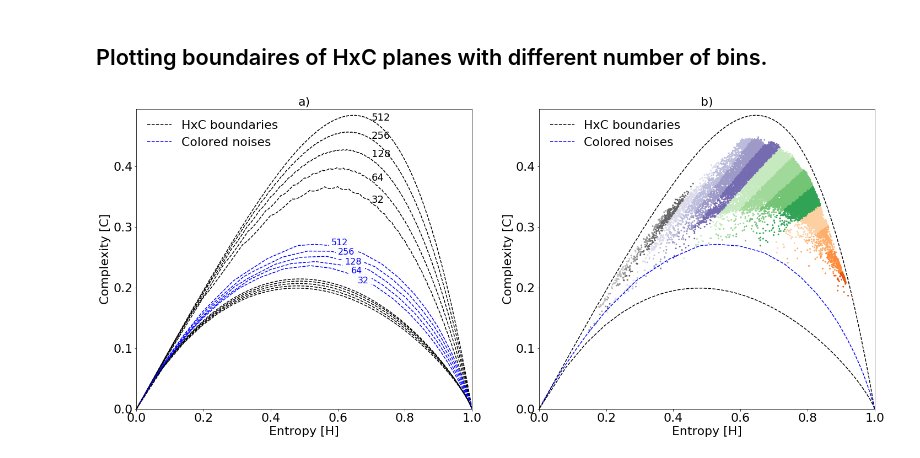
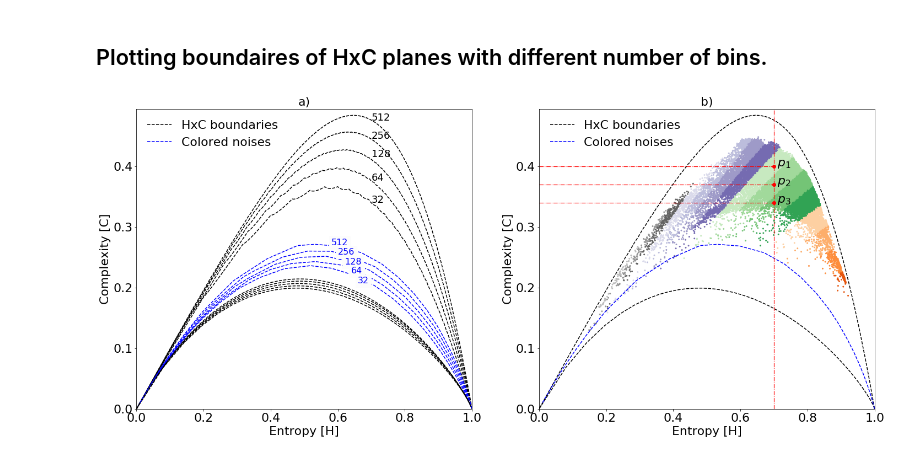
Before and after one commit to juancolonna/EGCI, a Jupyter notebook: Fig1.ipynb, the cells around one changed output. Drawn from its saved outputs; the diff is of its cells as text; code cells hidden in the pictures.

```diff
--- a/Fig1.ipynb
+++ b/Fig1.ipynb
@@ -39,31 +39,44 @@ plt.text(0.7, 0.34, '32', fontsize= 18)
 plt.text(0.58, 0.27, '512', fontsize= 16, color='blue', backgroundcolor='0.99')
 plt.text(0.6, 0.254, '256', fontsize= 16, color='blue', backgroundcolor='0.99')
 plt.text(0.62, 0.238, '128', fontsize= 16, color='blue', backgroundcolor='0.99')
 plt.text(0.64, 0.223, '64', fontsize= 16, color='blue', backgroundcolor='0.99')
 plt.text(0.66, 0.207, '32', fontsize= 16, color='blue', backgroundcolor='0.99')
 
 plt.xlim([0, 1])
 plt.ylim([0, np.max(cotas['Complexity'])+0.01])
 plt.ylabel('Complexity [C]')
 plt.xlabel('Entropy [H]')
 plt.legend(loc = 'upper left', frameon=False)
 plt.title('a)')
 
 plt.subplot(1,2,2)
 plt.plot(cotas['Entropy'],cotas['Complexity'], '--k', label = 'HxC boundaries')
 plt.plot(noise['Entropy'],noise['Complexity'], '--b', label = 'Colored noises')
 plt.xlim([0, 1])
 plt.ylim([0, np.max(cotas['Complexity'])+0.01])
 plt.ylabel('Complexity [C]')
 plt.xlabel('Entropy [H]')
 plt.legend(loc = 'upper left', frameon=False)
 
 plt.scatter(base['H'], base['C'], marker='.', s=15, c=base['JSD'], norm=plt.Normalize(vmax=1, vmin=0),
             cmap = 'tab20c')
+
+plt.axvline(x=0.7, ymin=0, linewidth=1.2, color='r', ls='-.')
+plt.axhline(y=.40, xmin=0, xmax=0.7, linewidth=1.2, color='r', ls='-.')
+plt.axhline(y=.37, xmin=0, xmax=0.7, linewidth=1.2, color='r', ls='-.')
+plt.axhline(y=.34, xmin=0, xmax=0.7, linewidth=1.2, color='r', ls='-.')
+
+plt.plot(.7, .40, 'o', color='r', linewidth=1)
+plt.annotate('$p_1$', xy=(.71, .40))
+plt.plot(.7, .37, 'o', color='r', linewidth=1)
+plt.annotate('$p_2$', xy=(.71, .37))
+plt.plot(.7, .34, 'o', color='r', linewidth=1)
+plt.annotate('$p_3$', xy=(.71, .34))
+
 plt.title('b)')
 
 plt.savefig('./figures/Fig1.eps', format="eps", bbox_inches='tight')
 
 plt.show()
 # %% [output]
-[figure, old version]
+[figure, new version]
```
Also changed, not shown: 1 other file.
